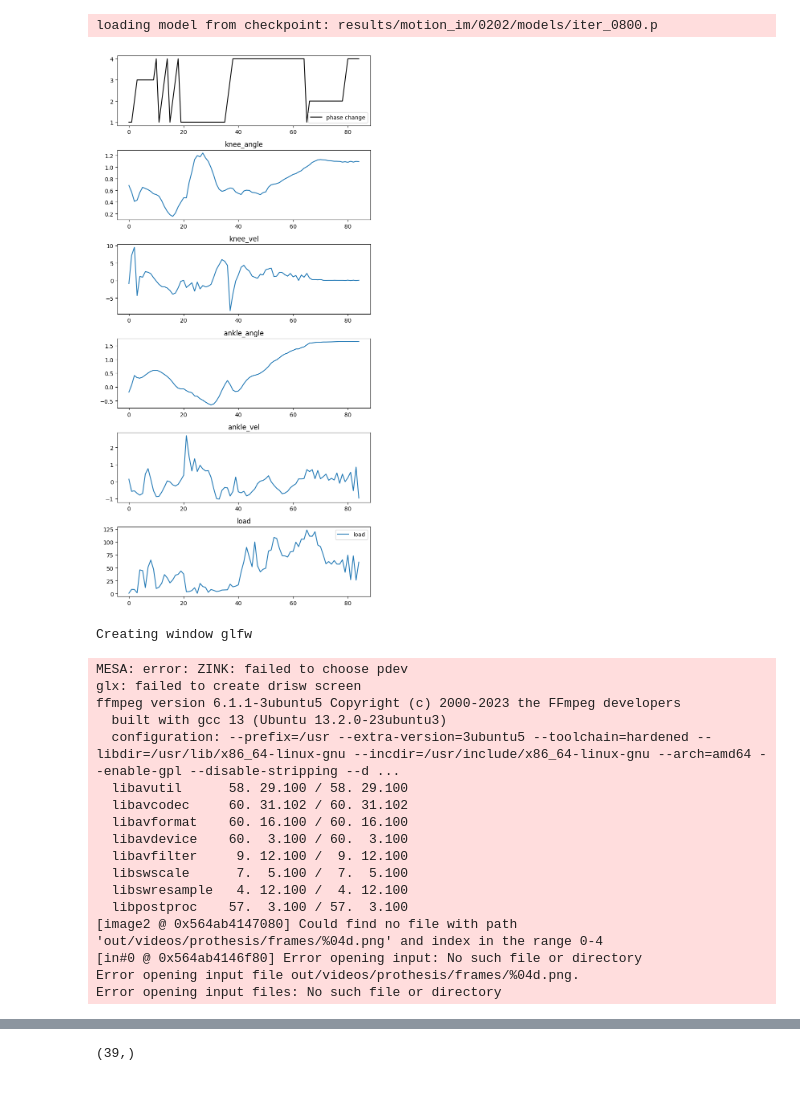
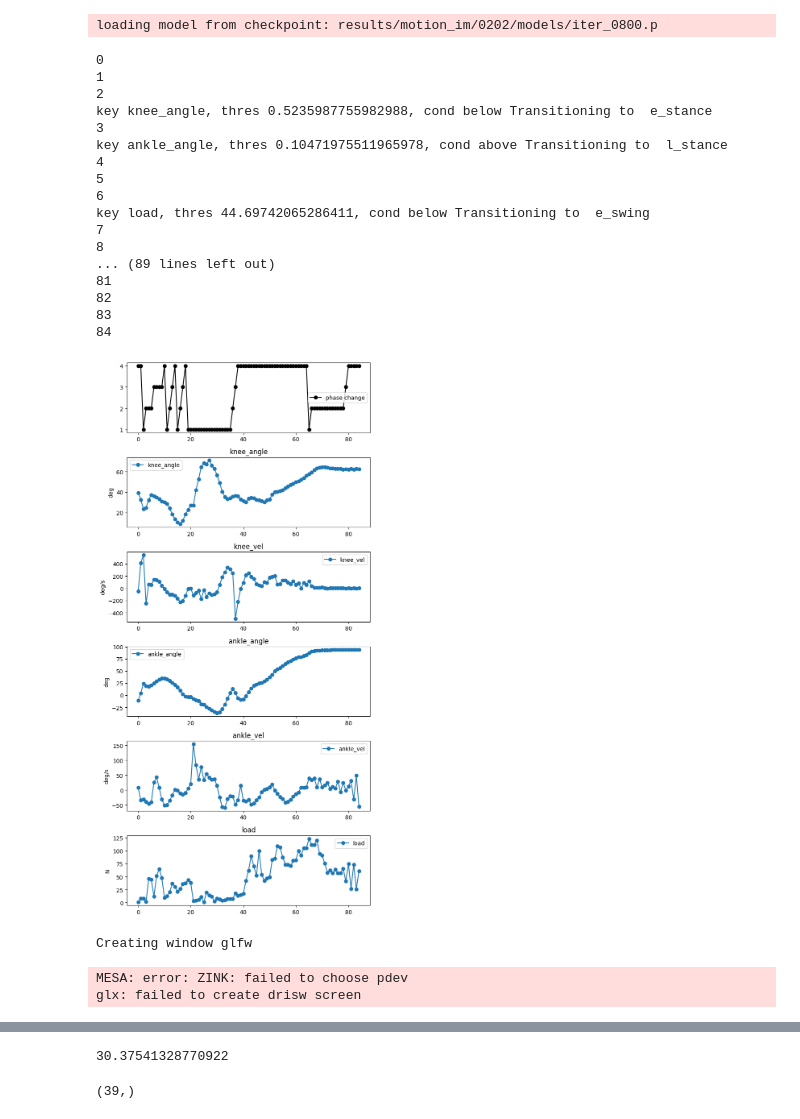
Before and after one commit to liuxy10/RFC, a Jupyter notebook: prothesis_oldpolicy.ipynb, the cells around one changed output, grey strips where cells are left out. Drawn from its saved outputs; the diff is of its cells as text; code cells hidden in the pictures; blank space fills up the shorter version.

```diff
--- a/prothesis_oldpolicy.ipynb
+++ b/prothesis_oldpolicy.ipynb
@@ -112,6 +112,7 @@ class MyVisulizerFK(Visualizer):
         if running_state is not None:
             state = running_state(state, update=False)
         for t in range(10000):
+            print(t)
             epos = env.get_expert_attr('qpos', env.get_expert_index(t)).copy()
             if env.expert['meta']['cyclic']:
                 init_pos = env.expert['init_pos']
@@ -170,14 +171,18 @@ class MyVisulizerFK(Visualizer):
 
             phase_values = {'e_stance': 1, 'l_stance': 2, 'e_swing': 3, 'l_swing': 4}
             phase_line = [phase_values[phase] for phase in phase_data]
-            axs[0].plot(phase_line, label='phase change', color='black')
+            axs[0].plot(phase_line, label='phase change', color='black',  marker='o')
             axs[0].legend()
 
             sensor_names = ['knee_angle', 'knee_vel', 'ankle_angle', 'ankle_vel', 'load']
             for i, name in enumerate(sensor_names):
-                axs[i+1].plot(osl_infos['osl_sense_data'][name], label=name)
+                if 'ankle' in name or 'knee' in name:
+                    axs[i+1].plot(np.rad2deg(osl_infos['osl_sense_data'][name]), marker='o', label=name)
+                else:
+                    axs[i+1].plot(osl_infos['osl_sense_data'][name], marker='o', label=name)
                 axs[i+1].set_title(name)
-            axs[i+1].legend()
+                axs[i+1].set_ylabel('deg' if 'angle' in name else 'deg/s' if 'vel' in name else 'N')
+                axs[i+1].legend()
 
             plt.tight_layout()
             plt.show()
@@ -213,8 +218,7 @@ class MyVisulizerFK(Visualizer):
                 for j in range(n_sets):
                     quasi_stiffness[i, j] = env_p.OSL_CTRL.get_osl_param(phase, 'gain', 'ankle_stiffness', j)
             for j in range(n_sets):
-                axs[1].plot(quasi_stiffness[:, j], label=f'ankle_stiffness_{j}')
-            axs[1].legend()
+                axs[1].plot(quasi_stiffness[:, j], marker='o', label=f'ankle_stiffness_{j}')
             plt.tight_layout()
             plt.show()
 
@@ -259,26 +263,28 @@ class MyVisulizerFK(Visualizer):
 # %%
 
 vis = MyVisulizerFK(f'mocap_v2_vis.xml')
 # vis.num_fr
 
-vis.record_video(preview = True)
+vis.record_video(preview = False)
 # %% [output]
+0
+1
+2
+key knee_angle, thres 0.5235987755982988, cond below Transitioning to  e_stance
+3
+key ankle_angle, thres 0.10471975511965978, cond above Transitioning to  l_stance
+4
+5
+6
+key load, thres 44.69742065286411, cond below Transitioning to  e_swing
+7
+8
+... (89 lines left out)
+81
+82
+83
+84
-[figure, old version]
+[figure, new version]
-Creating window glfw
-MESA: error: ZINK: failed to choose pdev
-glx: failed to create drisw screen
-ffmpeg version 6.1.1-3ubuntu5 Copyright (c) 2000-2023 the FFmpeg developers
-  built with gcc 13 (Ubuntu 13.2.0-23ubuntu3)
-  configuration: --prefix=/usr --extra-version=3ubuntu5 --toolchain=hardened --libdir=/usr/lib/x86_64-linux-gnu --incdir=/usr/include/x86_64-linux-gnu --arch=amd64 --enable-gpl --disable-stripping --d ...
-  libavutil      58. 29.100 / 58. 29.100
-  libavcodec     60. 31.102 / 60. 31.102
-  libavformat    60. 16.100 / 60. 16.100
-  libavdevice    60.  3.100 / 60.  3.100
-  libavfilter     9. 12.100 /  9. 12.100
-  libswscale      7.  5.100 /  7.  5.100
-  libswresample   4. 12.100 /  4. 12.100
-  libpostproc    57.  3.100 / 57.  3.100
-[image2 @ 0x564ab4147080] Could find no file with path 'out/videos/prothesis/frames/%04d.png' and index in the range 0-4
-[in#0 @ 0x564ab4146f80] Error opening input: No such file or directory
-Error opening input file out/videos/prothesis/frames/%04d.png.
-Error opening input files: No such file or directory
+Creating window glfw
+MESA: error: ZINK: failed to choose pdev
+glx: failed to create drisw screen
@@ -285,3 +308,7 @@ Error opening input files: No such file or directory
+# %%
+np.sum(env_p.model.body_mass)
+# %% [output]
+30.37541328770922
 # %%
 vis.data['pred'][vis.fr].shape
 # %% [output]
```
Also changed, not shown: parts of 1 cell of this notebook, 2 other files.
